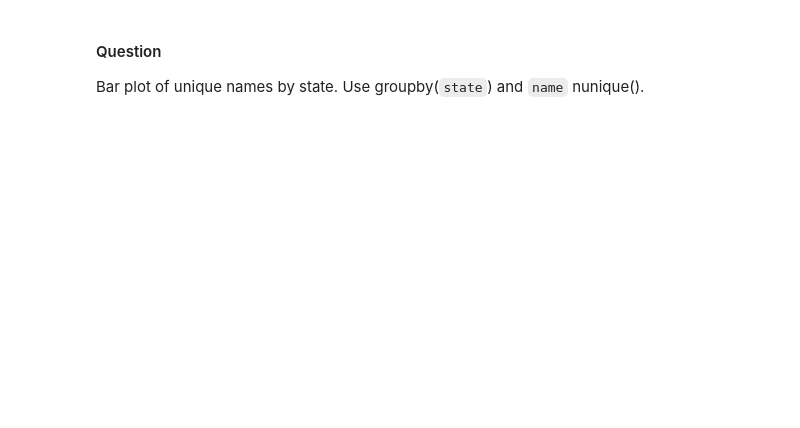
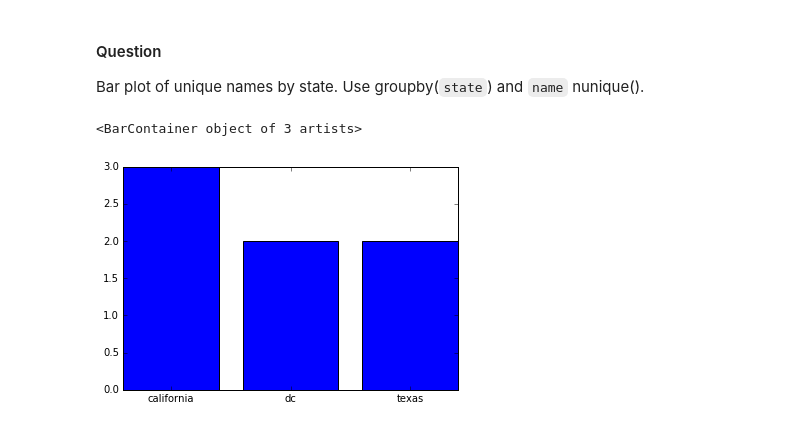
Before and after one commit to thinkful-dsi-cassowary/dsi3_student_pair_work, a Jupyter notebook: Coby/Practice - Python for data scientists III - Data Visualization.ipynb, the cells around one changed output. Saved outputs shown, nothing was run; the diff lists cells and outputs as text; code cells hidden in the pictures; blank space fills up the shorter version.

```diff
--- a/Coby/Practice - Python for data scientists III - Data Visualization.ipynb
+++ b/Coby/Practice - Python for data scientists III - Data Visualization.ipynb
@@ -535,5 +545,15 @@ Bar plot of unique names by state. Use groupby(`state`) and `name` nunique().
 # %%
 import matplotlib.pyplot as plt
 import pandas as pd
 
 # your work here
+# by_state = df.set_index(df['state'])
+# grouped_by_state = by_state.groupby(df['state'])
+# grouped_by_state.head()
+group_by_state = df.groupby(['state'])['name'].nunique()
+group_by_state.head(10)
+
+plt.bar(group_by_state.index, group_by_state.values)
+# %% [output]
+<BarContainer object of 3 artists>
+[figure, added]
```
Also changed, not shown: parts of 1 cell of this notebook.
